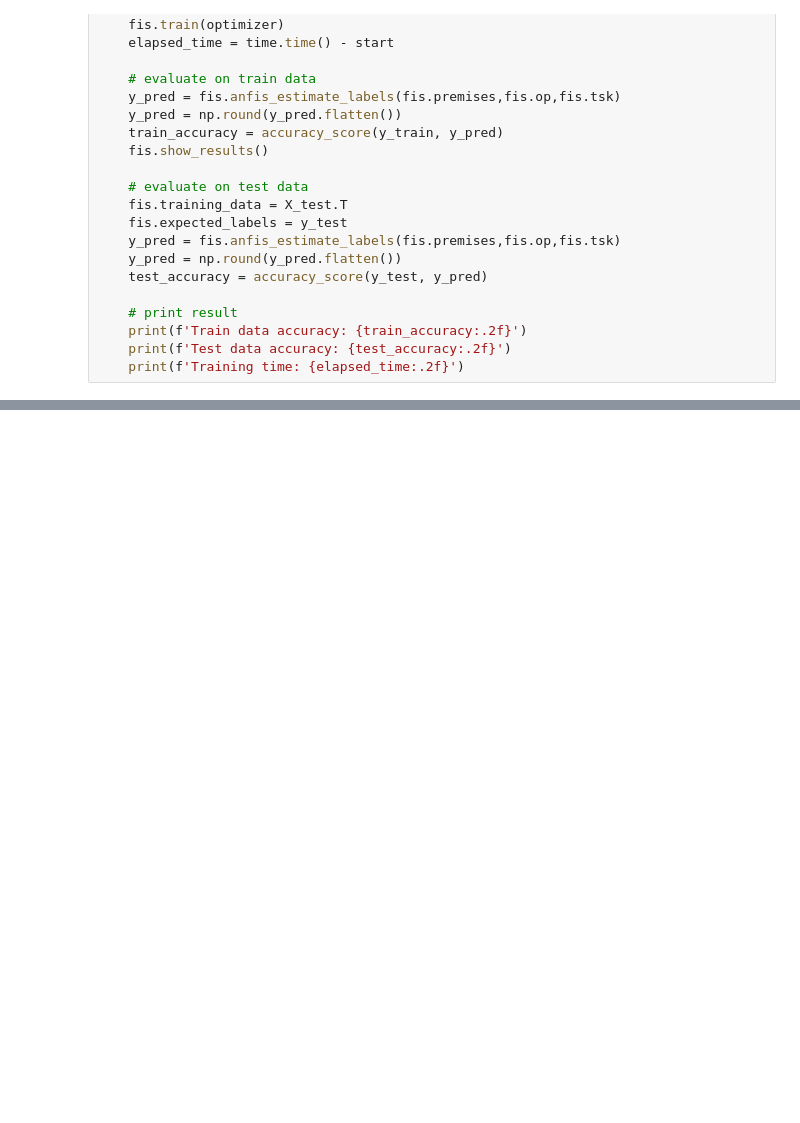
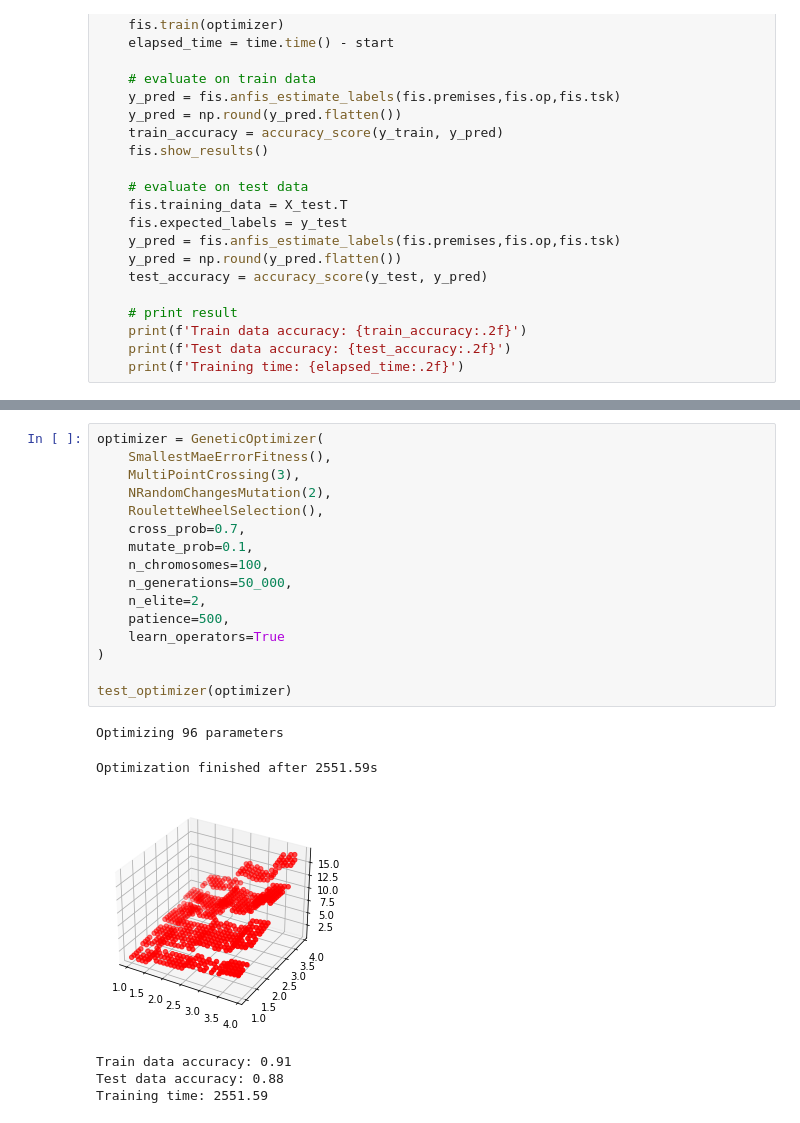
Before and after one commit to klima7/ANFIS, a Jupyter notebook: Demo.ipynb, the cells around one changed output, grey strips where cells are left out. Drawn from its saved outputs; the diff is of its cells as text; blank space fills up the shorter version.

```diff
--- a/Demo.ipynb
+++ b/Demo.ipynb
@@ -249,0 +156,23 @@ plt.grid()
+# %%
+optimizer = GeneticOptimizer(
+    SmallestMaeErrorFitness(),
+    MultiPointCrossing(3),
+    NRandomChangesMutation(2),
+    RouletteWheelSelection(),
+    cross_prob=0.7,
+    mutate_prob=0.1,
+    n_chromosomes=100,
+    n_generations=50_000,
+    n_elite=2,
+    patience=500,
+    learn_operators=True
+)
+
+test_optimizer(optimizer)
+# %% [output]
+Optimizing 96 parameters
+Optimization finished after 2551.59s
+[figure, added]
+Train data accuracy: 0.91
+Test data accuracy: 0.88
+Training time: 2551.59
```
Also changed, not shown: parts of 18 cells of this notebook.
